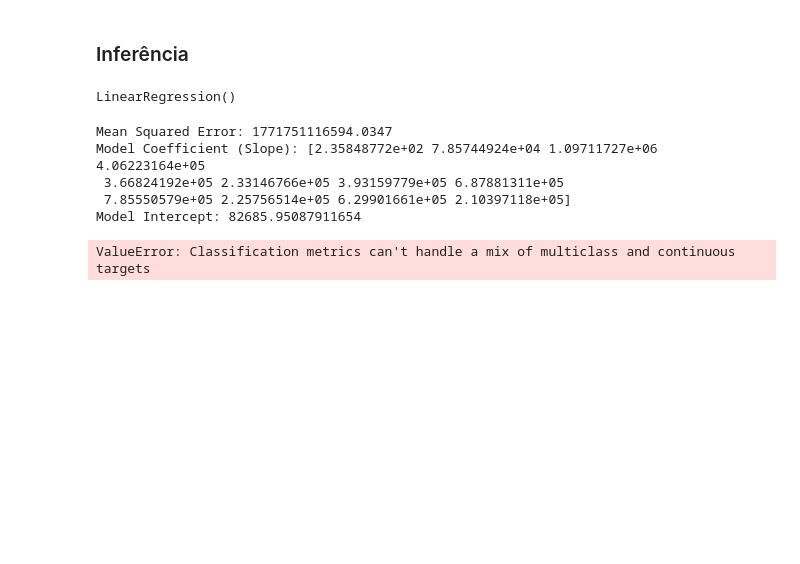
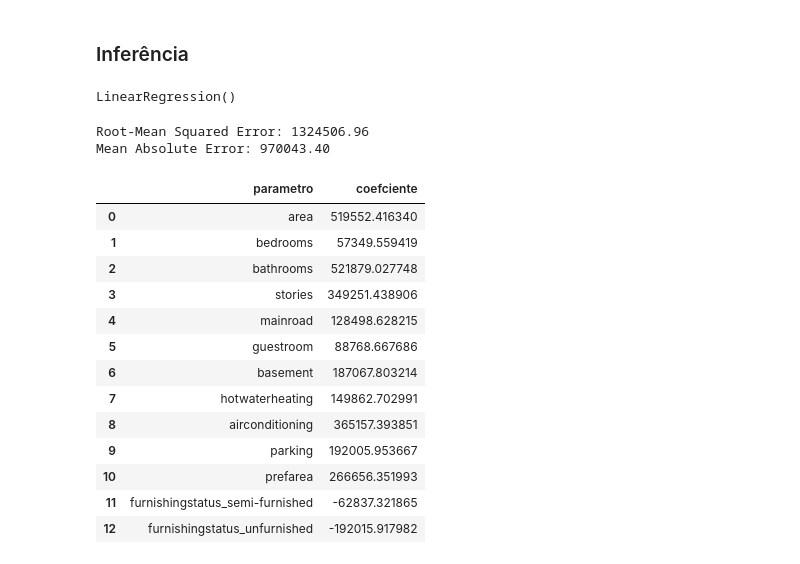
Before and after one commit to luiseduaardo/ml-ds, a Jupyter notebook: supervised-learning/regressao_linear.ipynb, the cells around one changed output. Drawn from its saved outputs; the diff is of its cells as text; code cells hidden in the pictures; blank space fills up the shorter version.

Commit message:
melhoria do modelo e análise dos coefcientes de regressão

```diff
--- a/supervised-learning/regressao_linear.ipynb
+++ b/supervised-learning/regressao_linear.ipynb
@@ -20,14 +20,11 @@ df.sample(10)
 # %% [markdown]
 ### Pré processamento
-# %%
-df['mainroad'] = df['mainroad'].apply(lambda x: 1 if x == 'yes' else 0)
-df['guestroom'] = df['guestroom'].apply(lambda x: 1 if x == 'yes' else 0)
-df['basement'] = df['basement'].apply(lambda x: 1 if x == 'yes' else 0)
-df['hotwaterheating'] = df['hotwaterheating'].apply(lambda x: 1 if x == 'yes' else 0)
-df['airconditioning'] = df['airconditioning'].apply(lambda x: 1 if x == 'yes' else 0)
-df['prefarea'] = df['prefarea'].apply(lambda x: 1 if x == 'yes' else 0)
-
-df['furnishingstatus'] = df['furnishingstatus'].apply(lambda x: 1 if x == 'furnished' else (0 if x == 'semi-furnished' else -1))
+# %%
+binary_cols = ['mainroad', 'guestroom', 'basement', 'hotwaterheating', 'airconditioning', 'prefarea']
+for col in binary_cols:
+    df[col] = df[col].map({'yes': 1, 'no': 0})
+
+df = pd.get_dummies(df, columns=['furnishingstatus'], drop_first=True)
 # %%
 df.head()
 # %% [output]
@@ -40,2 +44,8 @@ df.head()
+# %%
+from sklearn.preprocessing import StandardScaler
+
+scaler = StandardScaler()
+X_train = scaler.fit_transform(X_train)
+X_test = scaler.transform(X_test)
 # %% [markdown]
 ### Inferência
@@ -56,20 +59,32 @@ LinearRegression()
 # %%
 predictions = model.predict(X_test)
 # %%
-from sklearn.metrics import mean_squared_error, confusion_matrix
+from sklearn.metrics import mean_squared_error, mean_absolute_error
+from numpy import sqrt
 
-mse = mean_squared_error(Y_test, predictions)
-print(f"Mean Squared Error: {mse}")
-print(f"Model Coefficient (Slope): {model.coef_}")
-print(f"Model Intercept: {model.intercept_}")
+mae = mean_absolute_error(Y_test, predictions)
+rmse = sqrt(mean_squared_error(Y_test, predictions))
+
+print(f"Root-Mean Squared Error: {rmse:.2f}")
+print(f"Mean Absolute Error: {mae:.2f}")
 # %% [output]
-Mean Squared Error: 1771751116594.0347
-Model Coefficient (Slope): [2.35848772e+02 7.85744924e+04 1.09711727e+06 4.06223164e+05
- 3.66824192e+05 2.33146766e+05 3.93159779e+05 6.87881311e+05
- 7.85550579e+05 2.25756514e+05 6.29901661e+05 2.10397118e+05]
-Model Intercept: 82685.95087911654
+Root-Mean Squared Error: 1324506.96
+Mean Absolute Error: 970043.40
-# %%
-matriz = confusion_matrix(Y_test, predictions)
-print(matriz)
-# %% [output]
-ValueError: Classification metrics can't handle a mix of multiclass and continuous targets
+# %%
+comp = pd.DataFrame({'parametro': df.columns[1:], "coefciente": model.coef_})
+comp
+# %% [output]
+|  | parametro | coefciente |
+| 0 | area | 519552.416340 |
+| 1 | bedrooms | 57349.559419 |
+| 2 | bathrooms | 521879.027748 |
+| 3 | stories | 349251.438906 |
+| 4 | mainroad | 128498.628215 |
+| 5 | guestroom | 88768.667686 |
+| 6 | basement | 187067.803214 |
+| 7 | hotwaterheating | 149862.702991 |
+| 8 | airconditioning | 365157.393851 |
+| 9 | parking | 192005.953667 |
+| 10 | prefarea | 266656.351993 |
+| 11 | furnishingstatus_semi-furnished | -62837.321865 |
+| 12 | furnishingstatus_unfurnished | -192015.917982 |
```
Also changed, not shown: parts of 3 cells of this notebook.
